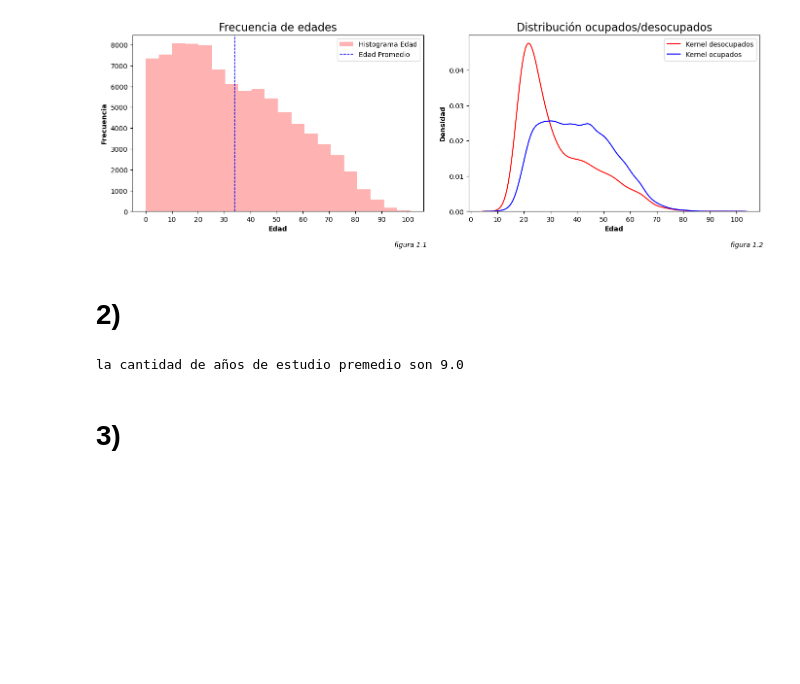
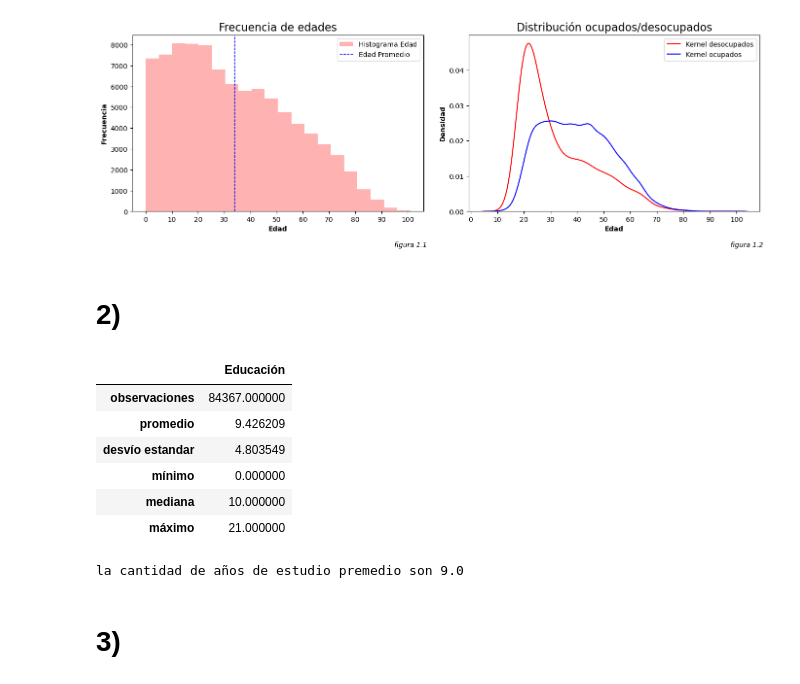
Before and after one commit to PabloPopov/BigDataUBA-Grupo5, a Jupyter notebook: TPs/TP 3/Big_Data_TP3_Grupo5.ipynb, the cells around one changed output. Drawn from its saved outputs; the diff is of its cells as text; code cells hidden in the pictures; blank space fills up the shorter version.

```diff
--- a/TPs/TP 3/Big_Data_TP3_Grupo5.ipynb
+++ b/TPs/TP 3/Big_Data_TP3_Grupo5.ipynb
@@ -742,35 +742,66 @@ EPH_T1.loc[(EPH_T1["CH12"] == 5) & (EPH_T1["CH13"] == 2) & (EPH_T1["CH14"] == 1)
 EPH_T1.loc[(EPH_T1["CH12"] == 5) & (EPH_T1["CH13"] == 2) & (EPH_T1["CH14"] == 2), "EDUC"] = 11
 EPH_T1.loc[(EPH_T1["CH12"] == 5) & (EPH_T1["CH13"] == 1), "EDUC"] = 12
 
 #TERCIARIO
 EPH_T1.loc[(EPH_T1["CH12"] == 6) & (EPH_T1["CH13"] == 2) & (EPH_T1["CH14"] == 0), "EDUC"] = 12
 EPH_T1.loc[(EPH_T1["CH12"] == 6) & (EPH_T1["CH13"] == 2) & EPH_T1["CH14"].isna(), "EDUC"] = 12
 EPH_T1.loc[(EPH_T1["CH12"] == 6) & (EPH_T1["CH13"] == 2) & (EPH_T1["CH14"] == 1), "EDUC"] = 13
 EPH_T1.loc[(EPH_T1["CH12"] == 6) & (EPH_T1["CH13"] == 2) & (EPH_T1["CH14"] == 2), "EDUC"] = 14
 EPH_T1.loc[(EPH_T1["CH12"] == 6) & (EPH_T1["CH13"] == 2) & (EPH_T1["CH14"] == 3), "EDUC"] = 15
 EPH_T1.loc[(EPH_T1["CH12"] == 6) & (EPH_T1["CH13"] == 1), "EDUC"] = 16
 
 #UNIVERSITARIO
 EPH_T1.loc[(EPH_T1["CH12"] == 7) & (EPH_T1["CH13"] == 2) & (EPH_T1["CH14"] == 0), "EDUC"] = 12
 EPH_T1.loc[(EPH_T1["CH12"] == 7) & (EPH_T1["CH13"] == 2) & EPH_T1["CH14"].isna(), "EDUC"] = 12
 EPH_T1.loc[(EPH_T1["CH12"] == 7) & (EPH_T1["CH13"] == 2) & (EPH_T1["CH14"] == 1), "EDUC"] = 13
 EPH_T1.loc[(EPH_T1["CH12"] == 7) & (EPH_T1["CH13"] == 2) & (EPH_T1["CH14"] == 2), "EDUC"] = 14
 EPH_T1.loc[(EPH_T1["CH12"] == 7) & (EPH_T1["CH13"] == 2) & (EPH_T1["CH14"] == 3), "EDUC"] = 15
 EPH_T1.loc[(EPH_T1["CH12"] == 7) & (EPH_T1["CH13"] == 2) & (EPH_T1["CH14"] == 4), "EDUC"] = 16
 EPH_T1.loc[(EPH_T1["CH12"] == 7) & (EPH_T1["CH13"] == 2) & (EPH_T1["CH14"] == 5), "EDUC"] = 17
 EPH_T1.loc[(EPH_T1["CH12"] == 7) & (EPH_T1["CH13"] == 1), "EDUC"] = 18
 
 #POSGRADO UNIVERSITARIO
 EPH_T1.loc[(EPH_T1["CH12"] == 8) & (EPH_T1["CH13"] == 2) & (EPH_T1["CH14"] == 0), "EDUC"] = 18
 EPH_T1.loc[(EPH_T1["CH12"] == 8) & (EPH_T1["CH13"] == 2) & EPH_T1["CH14"].isna(), "EDUC"] = 18
 EPH_T1.loc[(EPH_T1["CH12"] == 8) & (EPH_T1["CH13"] == 2) & (EPH_T1["CH14"] == 1), "EDUC"] = 19
 EPH_T1.loc[(EPH_T1["CH12"] == 8) & (EPH_T1["CH13"] == 2) & (EPH_T1["CH14"] == 2), "EDUC"] = 20
 EPH_T1.loc[(EPH_T1["CH12"] == 8) & (EPH_T1["CH13"] == 2) & (EPH_T1["CH14"] >= 3), "EDUC"] = 21
 EPH_T1.loc[(EPH_T1["CH12"] == 8) & (EPH_T1["CH13"] == 1), "EDUC"] = 21
 
-print("la cantidad de años de estudio premedio son", EPH_T1["EDUC"].mean().round())
+
+#CREO LA TABLA
+TABLA = pd.DataFrame({
+    "Educación":[EPH_T1["EDUC"].count(),
+                 EPH_T1["EDUC"].mean(),
+                 EPH_T1["EDUC"].std(),
+                 EPH_T1["EDUC"].min(),
+                 EPH_T1["EDUC"].median(),
+                 EPH_T1["EDUC"].max()]})
+
+
+Estadistica=["observaciones",
+             "promedio",
+             "desvío estandar",
+             "mínimo",
+             "mediana",
+             "máximo"]
+
+TABLA.index = Estadistica
+
+TABLA.to_excel("Tabla punto 2.xlsx")
+TABLA
 # %% [output]
-la cantidad de años de estudio premedio son 9.0
+|  | Educación |
+| observaciones | 84367.000000 |
+| promedio | 9.426209 |
+| desvío estandar | 4.803549 |
+| mínimo | 0.000000 |
+| mediana | 10.000000 |
+| máximo | 21.000000 |
+# %%
+print("la cantidad de años de estudio premedio son", EPH_T1["EDUC"].mean().round())
+# %% [output]
+la cantidad de años de estudio premedio son 9.0
 # %% [markdown]
 # 3)
 # %%
```
Also changed, not shown: parts of 3 cells of this notebook.
